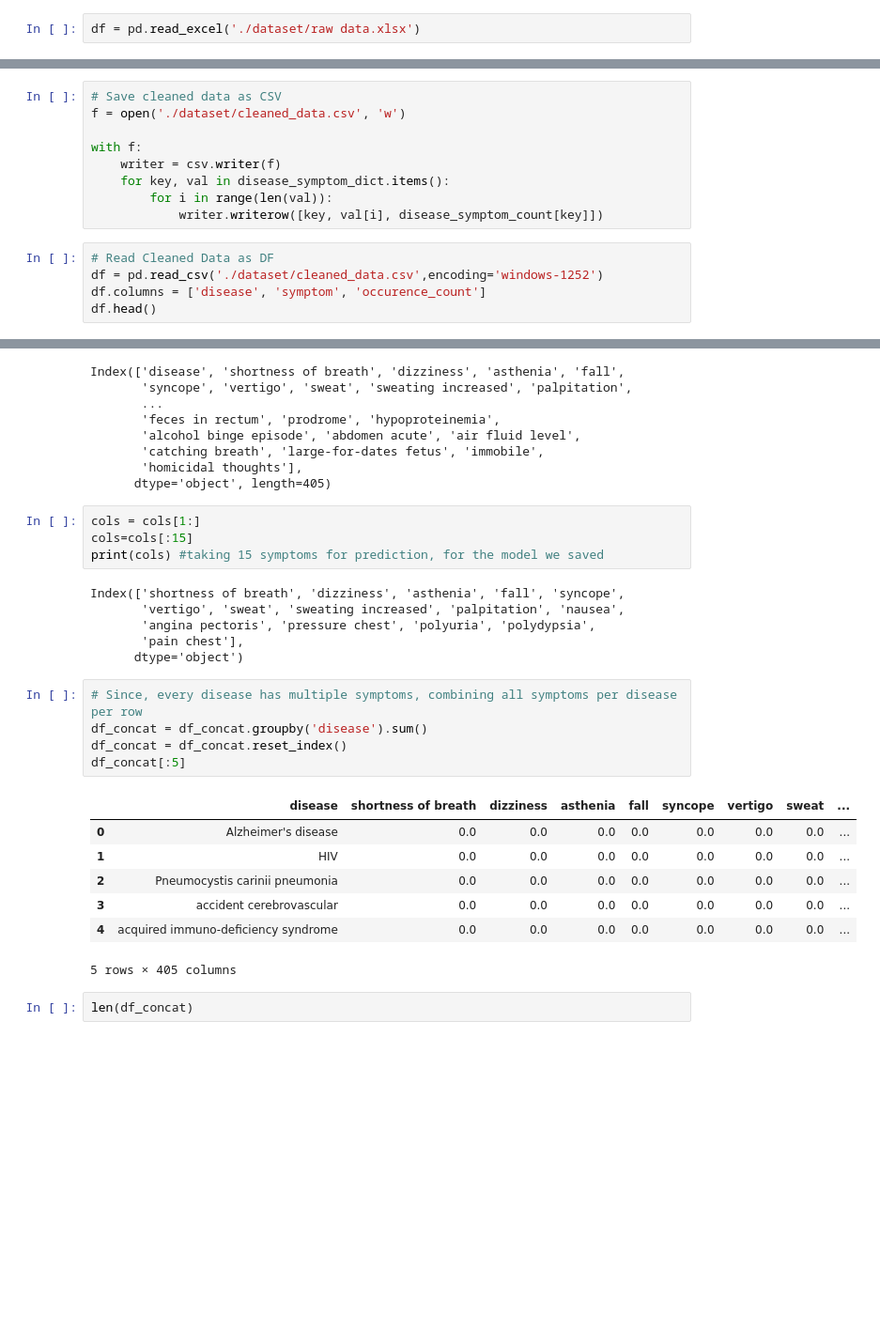
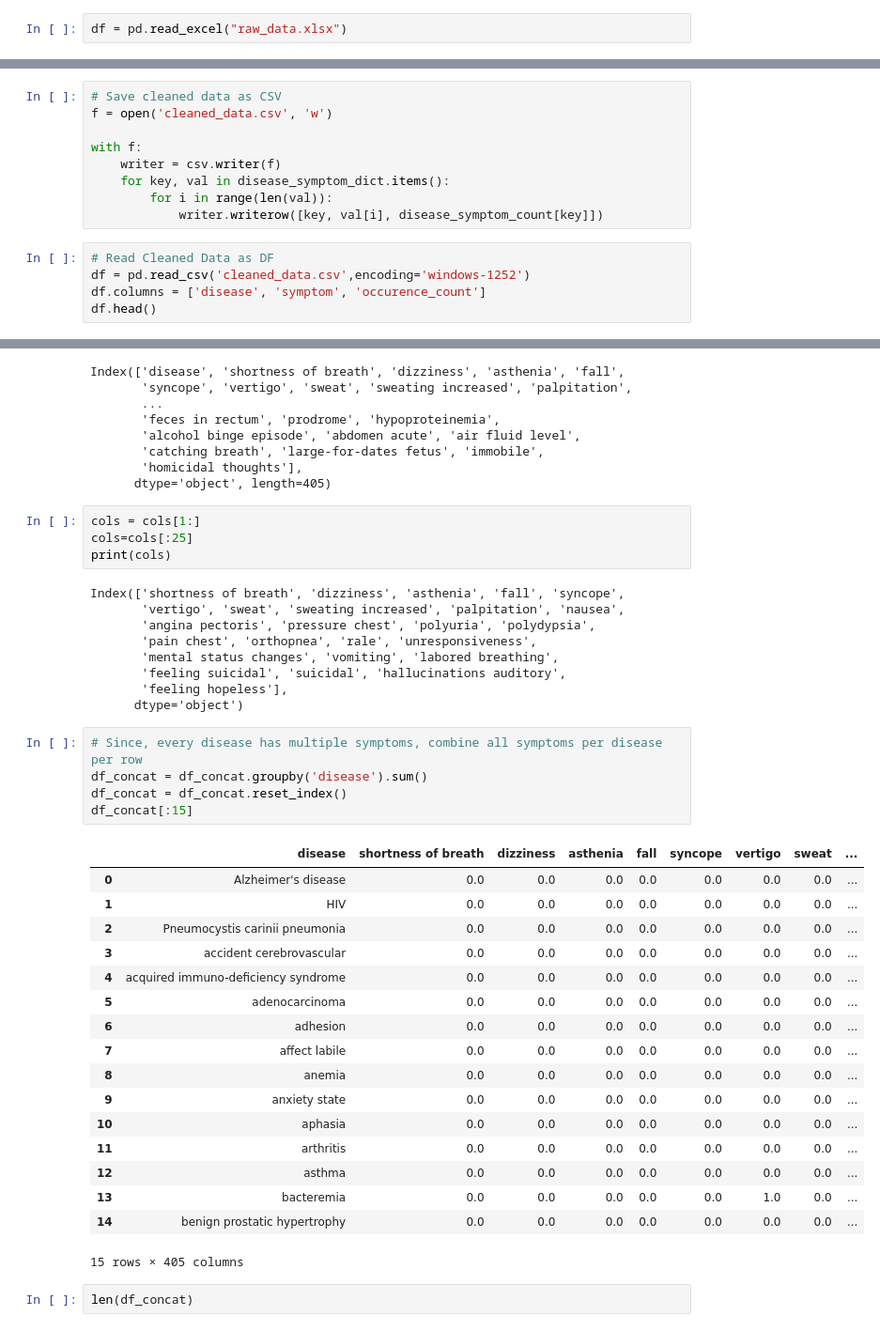
Before and after one commit to adityawalture/Diseaio, a Jupyter notebook: flask_backend/symptoms.ipynb, the cells around one changed output, grey strips where cells are left out. Shown at 94% size. Drawn from its saved outputs; the diff is of its cells as text; blank space fills up the shorter version.

Commit message:
flask backend updated with added symptoms

```diff
--- a/flask_backend/symptoms_model.ipynb
+++ b/flask_backend/symptoms.ipynb
@@ -7,7 +8,7 @@ import matplotlib.pyplot as plt
 %matplotlib inline
 import openpyxl
 # %%
-df = pd.read_excel('./dataset/raw data.xlsx')
+df = pd.read_excel("raw_data.xlsx")
 # %%
 df.head()
 # %% [output]
@@ -73,7 +74,7 @@ defaultdict(list,
              'decubitus ulcer': ['systolic murmur', 'frail', 'fever']})
 # %%
 # Save cleaned data as CSV
-f = open('./dataset/cleaned_data.csv', 'w')
+f = open('cleaned_data.csv', 'w')
 
 with f:
     writer = csv.writer(f)
@@ -82,7 +83,7 @@ with f:
             writer.writerow([key, val[i], disease_symptom_count[key]])
 # %%
 # Read Cleaned Data as DF
-df = pd.read_csv('./dataset/cleaned_data.csv',encoding='windows-1252')
+df = pd.read_csv('cleaned_data.csv',encoding='windows-1252')
 df.columns = ['disease', 'symptom', 'occurence_count']
 df.head()
 # %% [output]
@@ -253,27 +242,40 @@ Index(['disease', 'shortness of breath', 'dizziness', 'asthenia', 'fall',
       dtype='object', length=405)
 # %%
 cols = cols[1:]
-cols=cols[:15]
-print(cols) #taking 15 symptoms for prediction, for the model we saved
+cols=cols[:25]
+print(cols)
 # %% [output]
 Index(['shortness of breath', 'dizziness', 'asthenia', 'fall', 'syncope',
        'vertigo', 'sweat', 'sweating increased', 'palpitation', 'nausea',
        'angina pectoris', 'pressure chest', 'polyuria', 'polydypsia',
-       'pain chest'],
+       'pain chest', 'orthopnea', 'rale', 'unresponsiveness',
+       'mental status changes', 'vomiting', 'labored breathing',
+       'feeling suicidal', 'suicidal', 'hallucinations auditory',
+       'feeling hopeless'],
       dtype='object')
 # %%
-# Since, every disease has multiple symptoms, combining all symptoms per disease per row
+# Since, every disease has multiple symptoms, combine all symptoms per disease per row
 df_concat = df_concat.groupby('disease').sum()
 df_concat = df_concat.reset_index()
-df_concat[:5]
+df_concat[:15]
 # %% [output]
 |  | disease | shortness of breath | dizziness | asthenia | fall | syncope | vertigo | sweat | ... |
 | 0 | Alzheimer's disease | 0.0 | 0.0 | 0.0 | 0.0 | 0.0 | 0.0 | 0.0 | ... |
 | 1 | HIV | 0.0 | 0.0 | 0.0 | 0.0 | 0.0 | 0.0 | 0.0 | ... |
 | 2 | Pneumocystis carinii pneumonia | 0.0 | 0.0 | 0.0 | 0.0 | 0.0 | 0.0 | 0.0 | ... |
 | 3 | accident cerebrovascular | 0.0 | 0.0 | 0.0 | 0.0 | 0.0 | 0.0 | 0.0 | ... |
 | 4 | acquired immuno-deficiency syndrome | 0.0 | 0.0 | 0.0 | 0.0 | 0.0 | 0.0 | 0.0 | ... |
+| 5 | adenocarcinoma | 0.0 | 0.0 | 0.0 | 0.0 | 0.0 | 0.0 | 0.0 | ... |
+| 6 | adhesion | 0.0 | 0.0 | 0.0 | 0.0 | 0.0 | 0.0 | 0.0 | ... |
+| 7 | affect labile | 0.0 | 0.0 | 0.0 | 0.0 | 0.0 | 0.0 | 0.0 | ... |
+| 8 | anemia | 0.0 | 0.0 | 0.0 | 0.0 | 0.0 | 0.0 | 0.0 | ... |
+| 9 | anxiety state | 0.0 | 0.0 | 0.0 | 0.0 | 0.0 | 0.0 | 0.0 | ... |
+| 10 | aphasia | 0.0 | 0.0 | 0.0 | 0.0 | 0.0 | 0.0 | 0.0 | ... |
+| 11 | arthritis | 0.0 | 0.0 | 0.0 | 0.0 | 0.0 | 0.0 | 0.0 | ... |
+| 12 | asthma | 0.0 | 0.0 | 0.0 | 0.0 | 0.0 | 0.0 | 0.0 | ... |
+| 13 | bacteremia | 0.0 | 0.0 | 0.0 | 0.0 | 0.0 | 1.0 | 0.0 | ... |
+| 14 | benign prostatic hypertrophy | 0.0 | 0.0 | 0.0 | 0.0 | 0.0 | 0.0 | 0.0 | ... |
-5 rows × 405 columns
+15 rows × 405 columns
 # %%
 len(df_concat)
 # %% [output]
```
Also changed, not shown: parts of 11 cells of this notebook, 9 other files.
